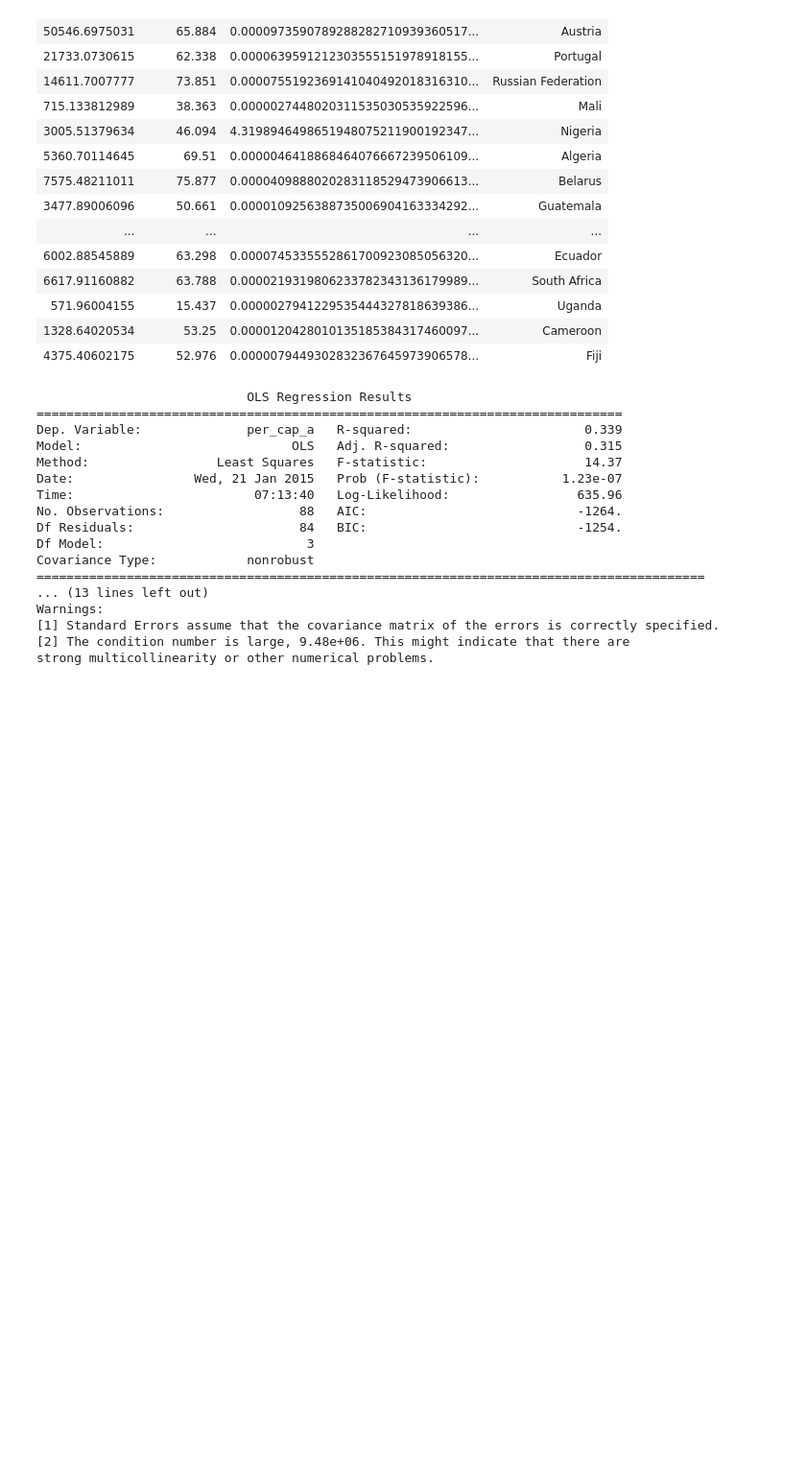
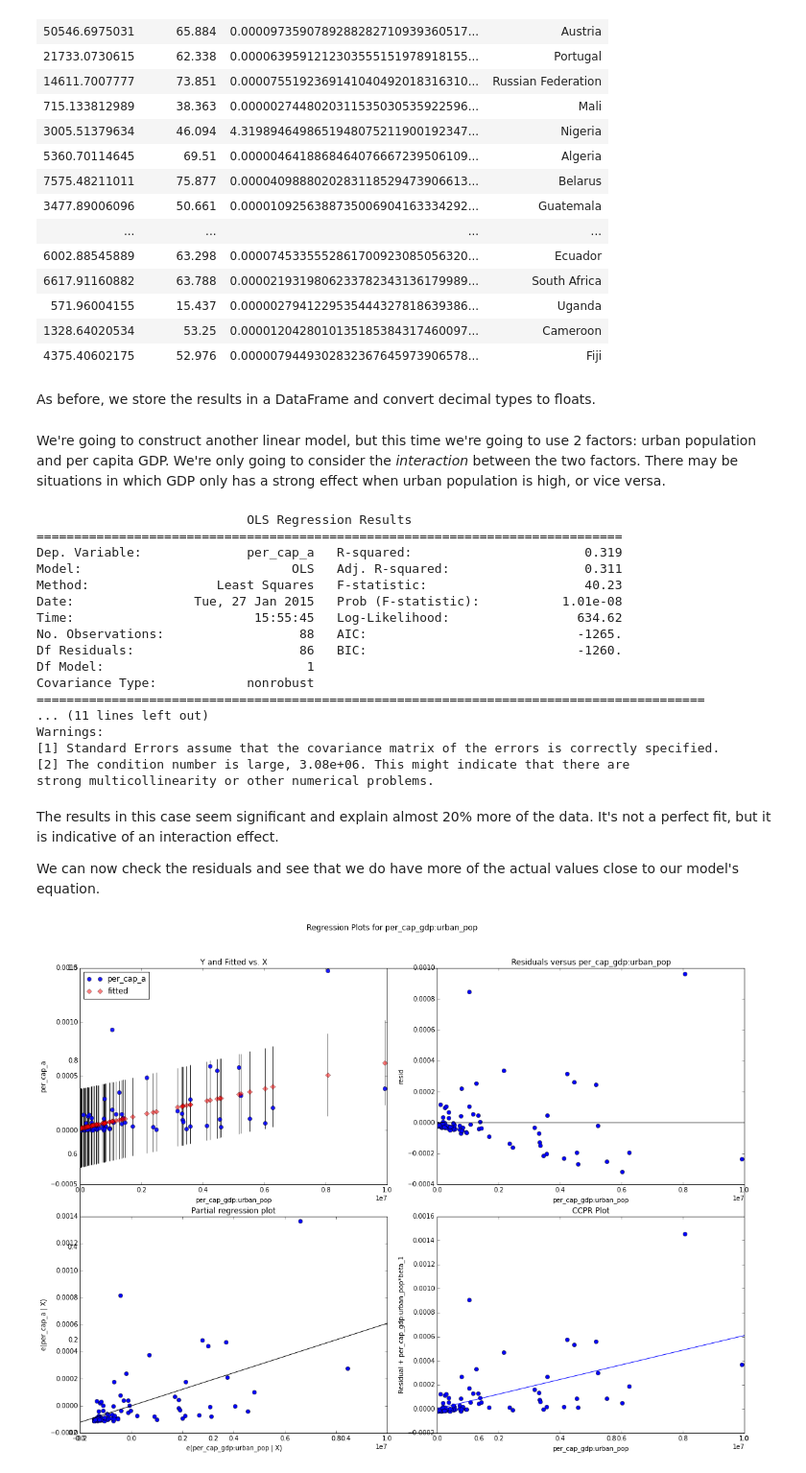
Before and after one commit to dwmclary/odsb2014, a Jupyter notebook: notebooks/Does living in cities influence flu rates?.ipynb, the cells around one changed output. Shown at 96% size. Saved outputs shown, nothing was run; the diff lists cells and outputs as text; code cells hidden in the pictures; blank space fills up the shorter version.

```diff
--- a/notebooks/Does living in cities influence flu rates?.ipynb
+++ b/notebooks/Does living in cities influence flu rates?.ipynb
@@ -119,28 +131,42 @@ group by f.country, g.percapgdp, p.urban_pop
 | 571.96004155 | 15.437 | 0.0000027941229535444327818639386... | Uganda |
 | 1328.64020534 | 53.25 | 0.0000120428010135185384317460097... | Cameroon |
 | 4375.40602175 | 52.976 | 0.0000079449302832367645973906578... | Fiji |
+# %% [markdown]
+As before, we store the results in a DataFrame and convert decimal types to floats.
 # %%
 urban_gdp = _.DataFrame()
 for c in ['per_cap_gdp', 'urban_pop', 'per_cap_a']:
     urban_gdp[c] = urban_gdp[c].astype(float)
+# %% [markdown]
+We're going to construct another linear model, but this time we're going to use 2 factors: urban population and per capita GDP.  We're only going to consider the *interaction* between the two factors.  There may be situations in which GDP only has a strong effect when urban population is high, or vice versa.
 # %%
-urban_gdp_model = ols("per_cap_a ~ per_cap_gdp*urban_pop", data=urban_gdp).fit()
+urban_gdp = add_constant(urban_gdp)
+urban_gdp_model = ols("per_cap_a ~ per_cap_gdp:urban_pop", data=urban_gdp).fit()
 print urban_gdp_model.summary()
 # %% [output]
                             OLS Regression Results
 ==============================================================================
-Dep. Variable:              per_cap_a   R-squared:                       0.339
-Model:                            OLS   Adj. R-squared:                  0.315
-Method:                 Least Squares   F-statistic:                     14.37
-Date:                Wed, 21 Jan 2015   Prob (F-statistic):           1.23e-07
-Time:                        07:13:40   Log-Likelihood:                 635.96
-No. Observations:                  88   AIC:                            -1264.
-Df Residuals:                      84   BIC:                            -1254.
-Df Model:                           3
+Dep. Variable:              per_cap_a   R-squared:                       0.319
+Model:                            OLS   Adj. R-squared:                  0.311
+Method:                 Least Squares   F-statistic:                     40.23
+Date:                Tue, 27 Jan 2015   Prob (F-statistic):           1.01e-08
+Time:                        15:55:45   Log-Likelihood:                 634.62
+No. Observations:                  88   AIC:                            -1265.
+Df Residuals:                      86   BIC:                            -1260.
+Df Model:                           1
 Covariance Type:            nonrobust
 =========================================================================================
-... (13 lines left out)
+... (11 lines left out)
 Warnings:
 [1] Standard Errors assume that the covariance matrix of the errors is correctly specified.
-[2] The condition number is large, 9.48e+06. This might indicate that there are
+[2] The condition number is large, 3.08e+06. This might indicate that there are
 strong multicollinearity or other numerical problems.
+# %% [markdown]
+The results in this case seem significant and explain almost 20% more of the data.  It's not a perfect fit, but it is indicative of an interaction effect.
+
+We can now check the residuals and see that we do have more of the actual values close to our model's equation.
+# %%
+fig, ax = plt.subplots(nrows=1, ncols=1, figsize=(16,12));
+sm.graphics.plot_regress_exog(urban_gdp_model, "per_cap_gdp:urban_pop", fig);
+# %% [output]
+[figure, added]
```
Also changed, not shown: parts of 10 cells of this notebook.
